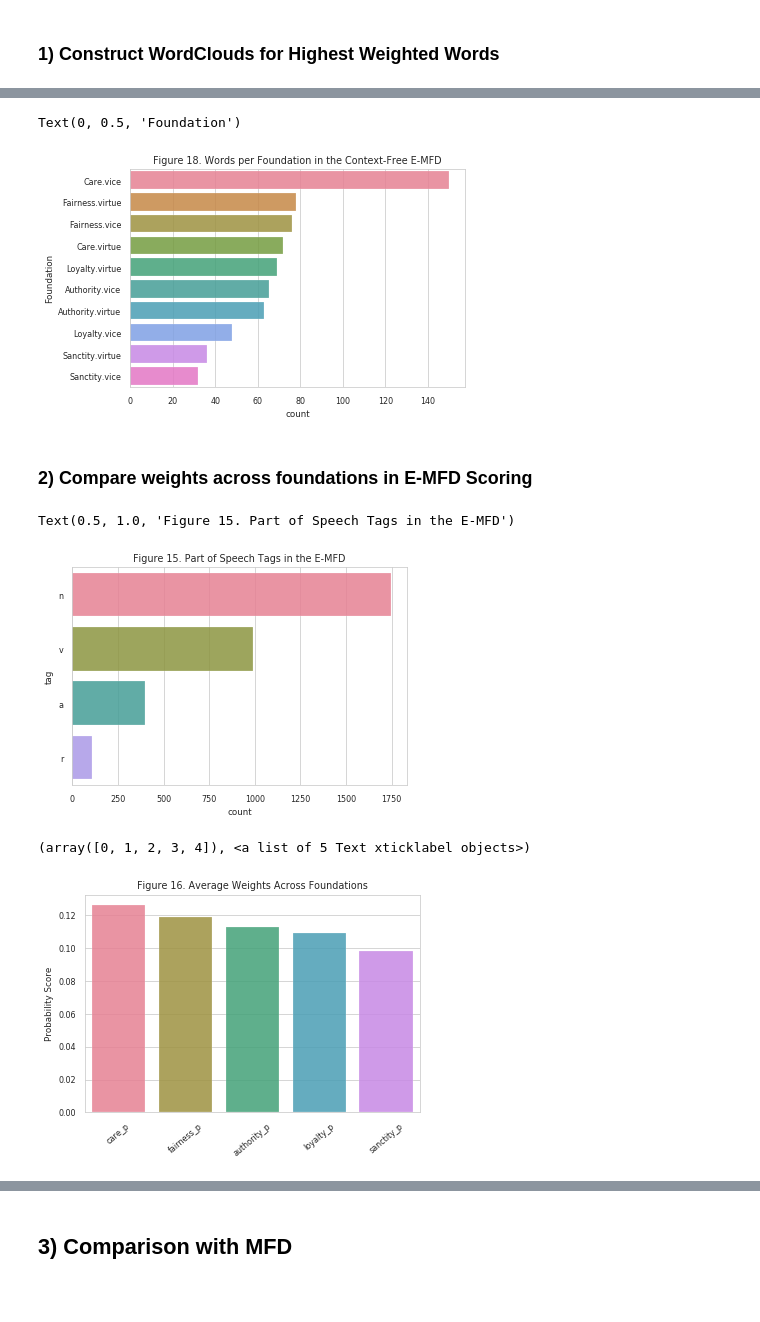
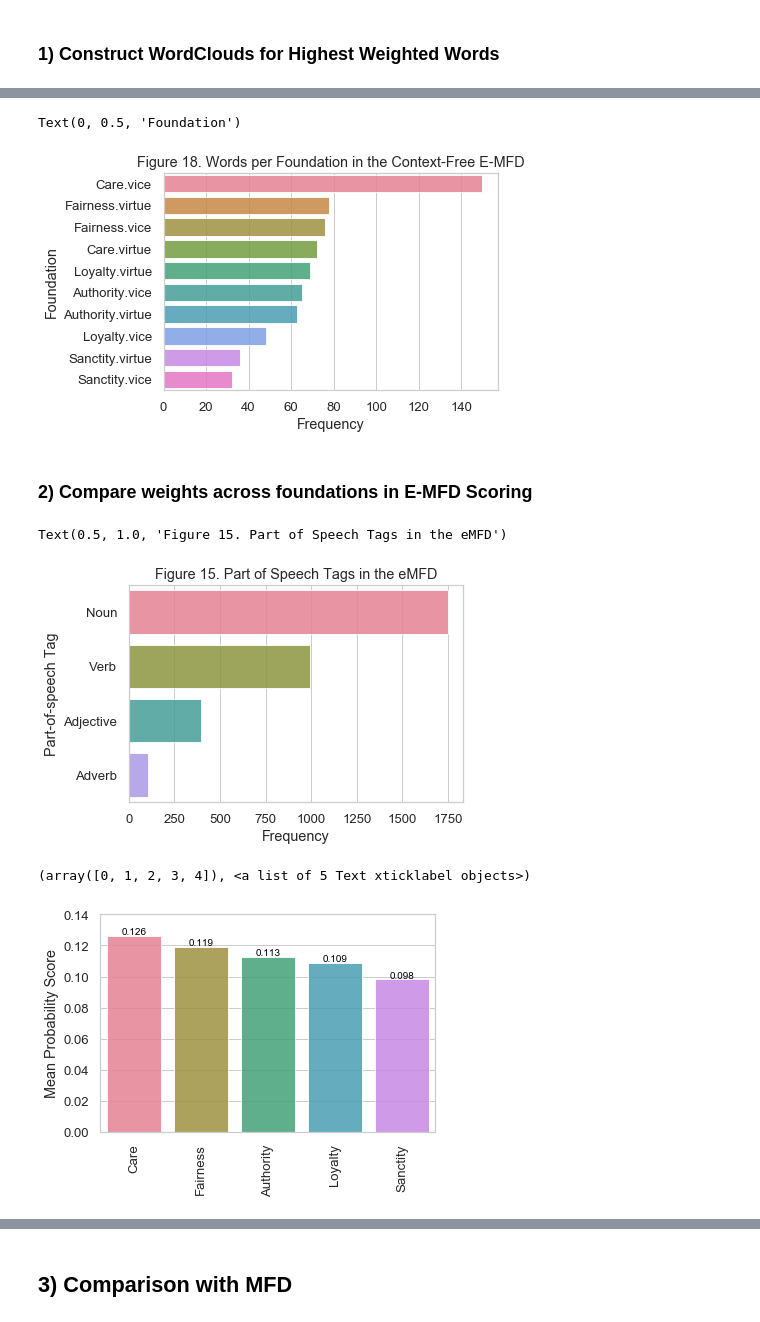
Before and after one commit to medianeuroscience/emfd, a Jupyter notebook: dictionary_exploration.ipynb, the cells around one changed output, grey strips where cells are left out. Saved outputs shown, nothing was run; the diff lists cells and outputs as text; code cells hidden in the pictures; blank space fills up the shorter version.

```diff
--- a/dictionary_exploration.ipynb
+++ b/dictionary_exploration.ipynb
@@ -16,7 +16,9 @@ from functions import make_wordclouds
 import spacy, re, fnmatch
 nlp = spacy.load('en')
 
+
 plt.style.use('seaborn-paper')
+sns.set(font_scale=1.2)
 sns.set_style('whitegrid')
 plt.rcParams['font.serif'] = "Times New Roman"
 # %%
@@ -68,12 +70,13 @@ make_wordclouds(amp)
 # %%
 g =sns.countplot(y='foundation',data=amp, order=amp.foundation.value_counts().index, palette='husl', alpha=0.85)
 labels = [item.get_text().capitalize() for item in g.get_yticklabels()]
 g.set_yticklabels(labels)
+g.set_xlabel('Frequency')
 plt.title("Figure 18. Words per Foundation in the Context-Free E-MFD")
 plt.ylabel('Foundation')
 # %% [output]
 Text(0, 0.5, 'Foundation')
-[figure, old version]
+[figure, new version]
 # %%
 amp.to_pickle('dictionaries/emfd_amp.pkl')
 # %% [markdown]
@@ -81,19 +84,31 @@ amp.to_pickle('dictionaries/emfd_amp.pkl')
 # %%
 emfd = pd.read_pickle('dictionaries/emfd_full.pkl')
 # %%
-sns.countplot(y='tag',data=emfd, order=emfd.tag.value_counts().index, palette='husl', alpha=0.85)
-plt.title("Figure 15. Part of Speech Tags in the E-MFD")
+g = sns.countplot(y='tag',data=emfd, order=emfd.tag.value_counts().index, palette='husl', alpha=0.85)
+g.set_yticklabels(['Noun','Verb','Adjective','Adverb'])
+g.set_ylabel("Part-of-speech Tag")
+g.set_xlabel("Frequency")
+plt.title("Figure 15. Part of Speech Tags in the eMFD")
 # %% [output]
-Text(0.5, 1.0, 'Figure 15. Part of Speech Tags in the E-MFD')
+Text(0.5, 1.0, 'Figure 15. Part of Speech Tags in the eMFD')
-[figure, old version]
+[figure, new version]
 # %%
-sns.barplot(x='index', y=0, data = emfd[probabilities].mean().reset_index(), order=emfd[probabilities].mean().sort_values(ascending=False).index, palette='husl', alpha=0.85)
-plt.title('Figure 16. Average Weights Across Foundations')
-plt.ylabel('Probability Score')
+avg_weights = emfd[probabilities].mean().sort_values(ascending=False).reset_index()
+avg_weights['weight'] = avg_weights[0].apply(lambda x: round(x, 3))
+
+g = sns.barplot(x='index', y=0, data = emfd[probabilities].mean().reset_index(), order=emfd[probabilities].mean().sort_values(ascending=False).index, palette='husl', alpha=0.85)
+
+for index, row in avg_weights.iterrows():
+     g.text(x=index, y=row['weight']+0.001, s=row['weight'], color='black', ha="center")
+
+g.set_ylim(bottom=0,top=0.14)
+g.set_xticklabels(['Care','Fairness','Authority','Loyalty','Sanctity'])
+# plt.title('Figure 16. Average Weights Across Foundations')
+plt.ylabel('Mean Probability Score')
 plt.xlabel('')
-plt.xticks(rotation=40)
+plt.xticks(rotation=90)
 # %% [output]
 (array([0, 1, 2, 3, 4]), <a list of 5 Text xticklabel objects>)
-[figure, old version]
+[figure, new version]
 # %%
 fig, ax = plt.subplots(nrows=1, ncols=5, figsize=(12,2.5), sharey=True, sharex=True)
```
Also changed, not shown: parts of 7 cells of this notebook, 5 other files.
